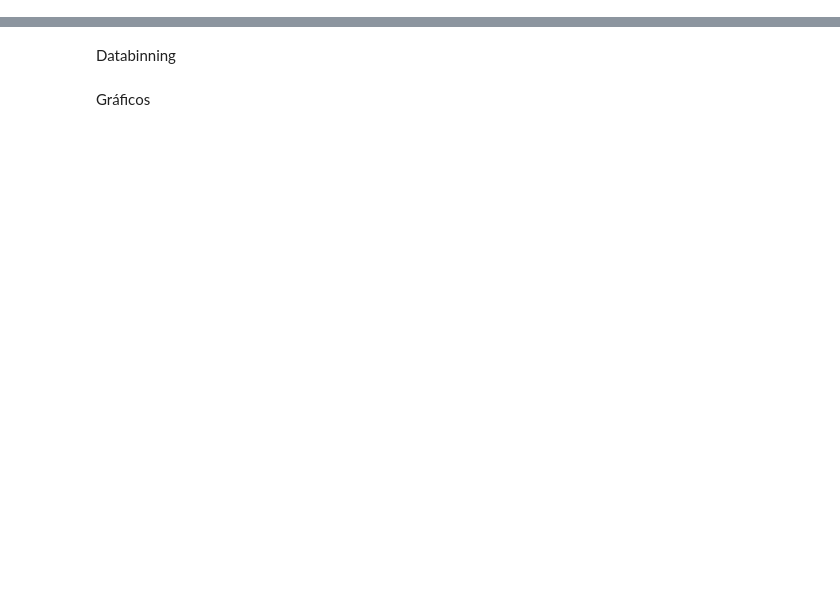
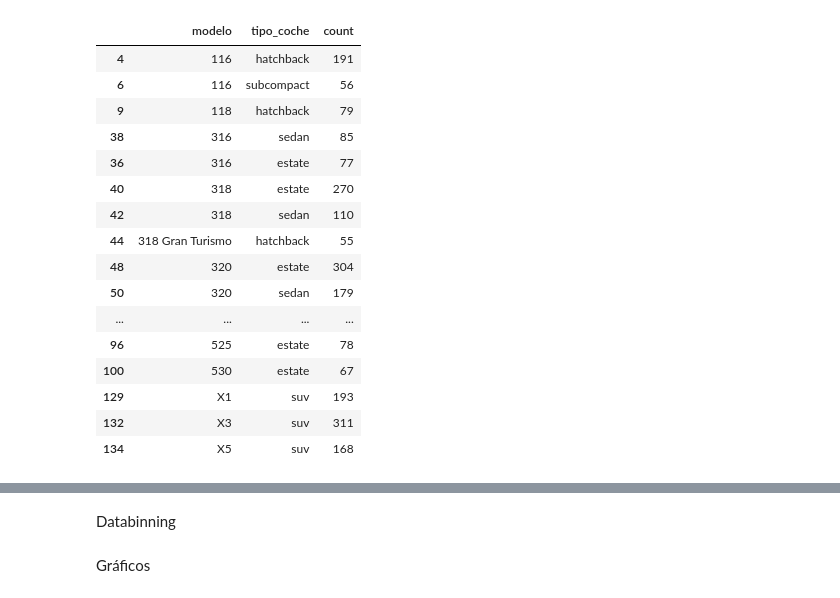
Before and after one commit to lltotti/Limpieza_Datos_BMW, a Jupyter notebook: Analisis.ipynb, the cells around one changed output, grey strips where cells are left out. Cells and saved outputs as stored; diff of their text form; code cells hidden in the pictures; blank space fills up the shorter version.

```diff
--- a/Analisis.ipynb
+++ b/Analisis.ipynb
@@ -103,0 +295,21 @@ df_bmw.shape
+# %%
+z = y[y["count"]>50].sort_values(by="modelo")
+z
+# %% [output]
+|  | modelo | tipo_coche | count |
+| 4 | 116 | hatchback | 191 |
+| 6 | 116 | subcompact | 56 |
+| 9 | 118 | hatchback | 79 |
+| 38 | 316 | sedan | 85 |
+| 36 | 316 | estate | 77 |
+| 40 | 318 | estate | 270 |
+| 42 | 318 | sedan | 110 |
+| 44 | 318 Gran Turismo | hatchback | 55 |
+| 48 | 320 | estate | 304 |
+| 50 | 320 | sedan | 179 |
+| ... | ... | ... | ... |
+| 96 | 525 | estate | 78 |
+| 100 | 530 | estate | 67 |
+| 129 | X1 | suv | 193 |
+| 132 | X3 | suv | 311 |
+| 134 | X5 | suv | 168 |
```
Also changed, not shown: parts of 69 cells of this notebook.
